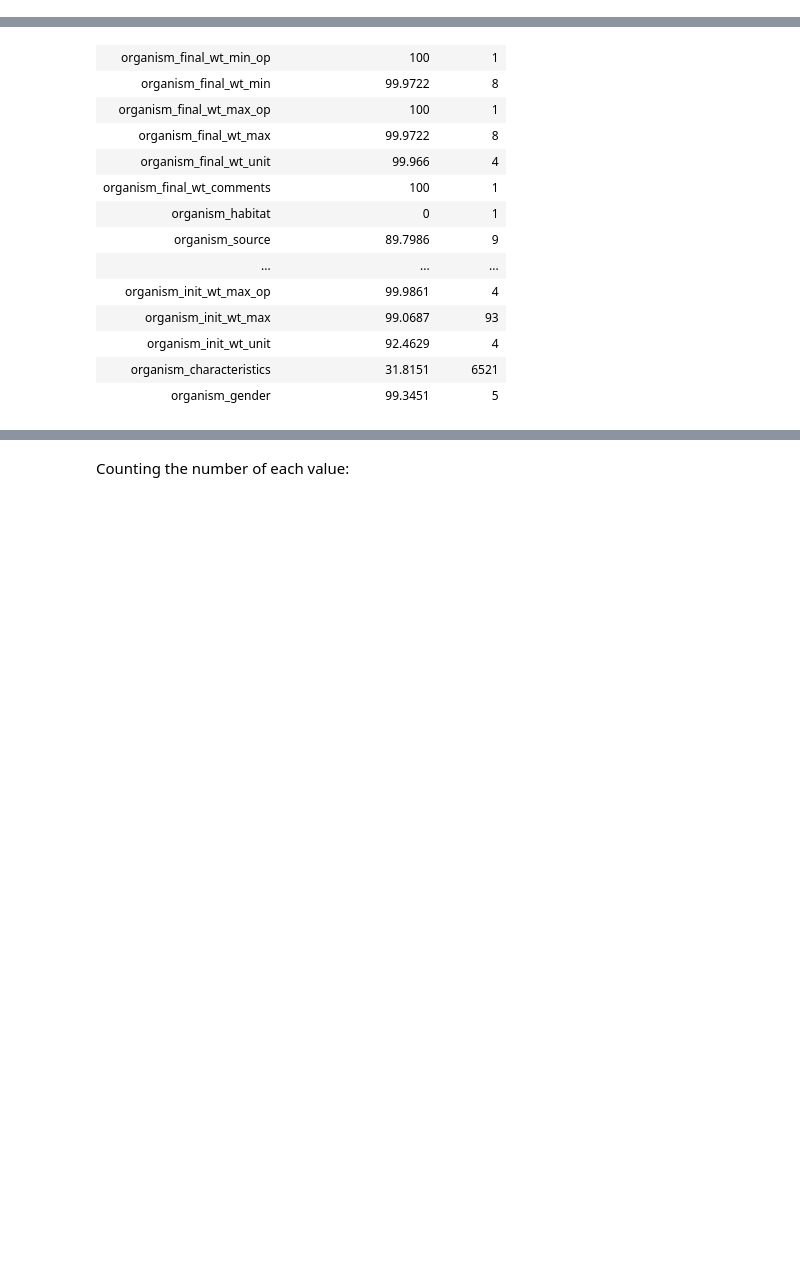
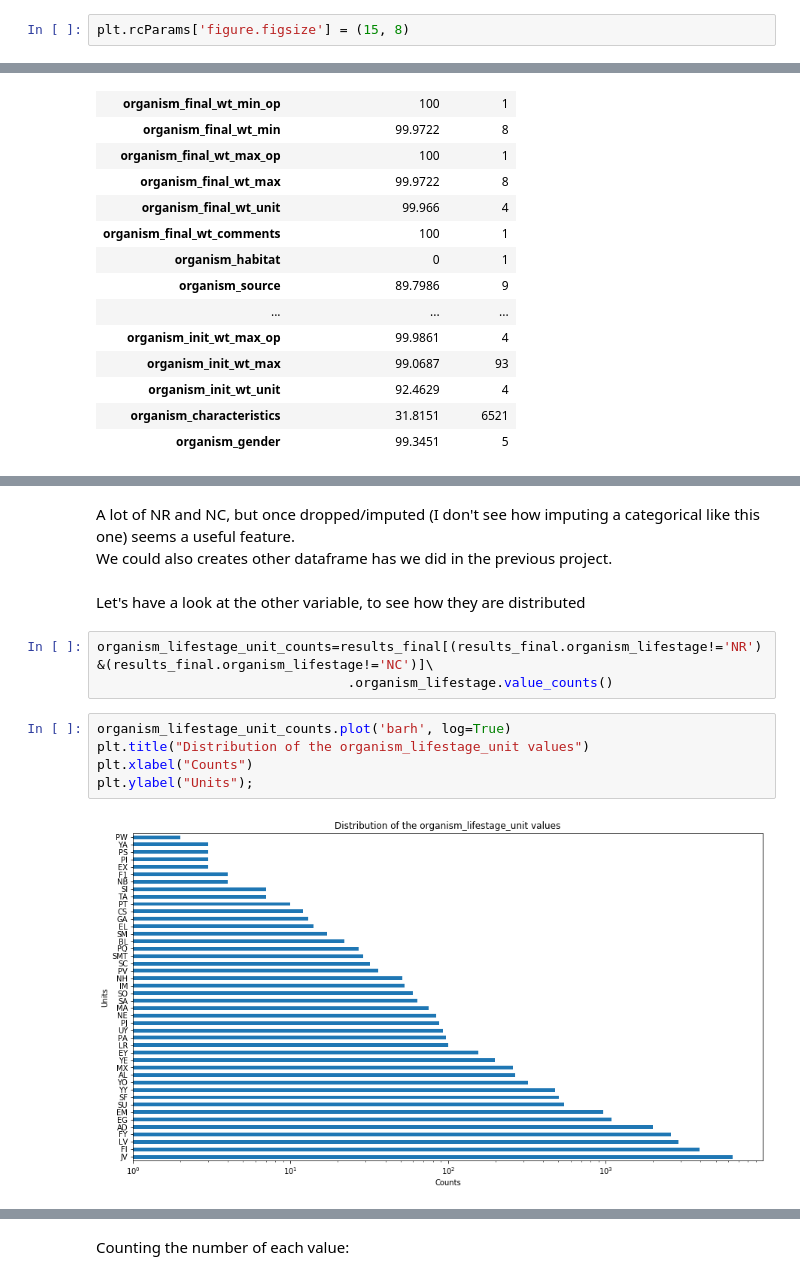
Before and after one commit to manuleo/ML_Toxicology_Testing, a Jupyter notebook: data_analysis.ipynb, the cells around one changed output, grey strips where cells are left out. Drawn from its saved outputs; the diff is of its cells as text; blank space fills up the shorter version.

```diff
--- a/data_analysis.ipynb
+++ b/data_analysis.ipynb
@@ -4,3 +7,5 @@ import numpy as np
+# %%
+plt.rcParams['figure.figsize'] = (15, 8)
 # %% [markdown]
 ## Loading initial datasets and filtering
 # %%
@@ -360,0 +228,16 @@ df_exp = test[exp_intrs]
+# %% [markdown]
+A lot of NR and NC, but once dropped/imputed (I don't see how imputing a categorical like this one) seems a useful feature.
+<br>
+We could also creates other dataframe has we did in the previous project.
+# %% [markdown]
+Let's have a look at the other variable, to see how they are distributed
+# %%
+organism_lifestage_unit_counts=results_final[(results_final.organism_lifestage!='NR')&(results_final.organism_lifestage!='NC')]\
+                                .organism_lifestage.value_counts()
+# %%
+organism_lifestage_unit_counts.plot('barh', log=True)
+plt.title("Distribution of the organism_lifestage_unit values")
+plt.xlabel("Counts")
+plt.ylabel("Units");
+# %% [output]
+[figure, added]
```
Also changed, not shown: parts of 266 cells of this notebook, 1 other file.
